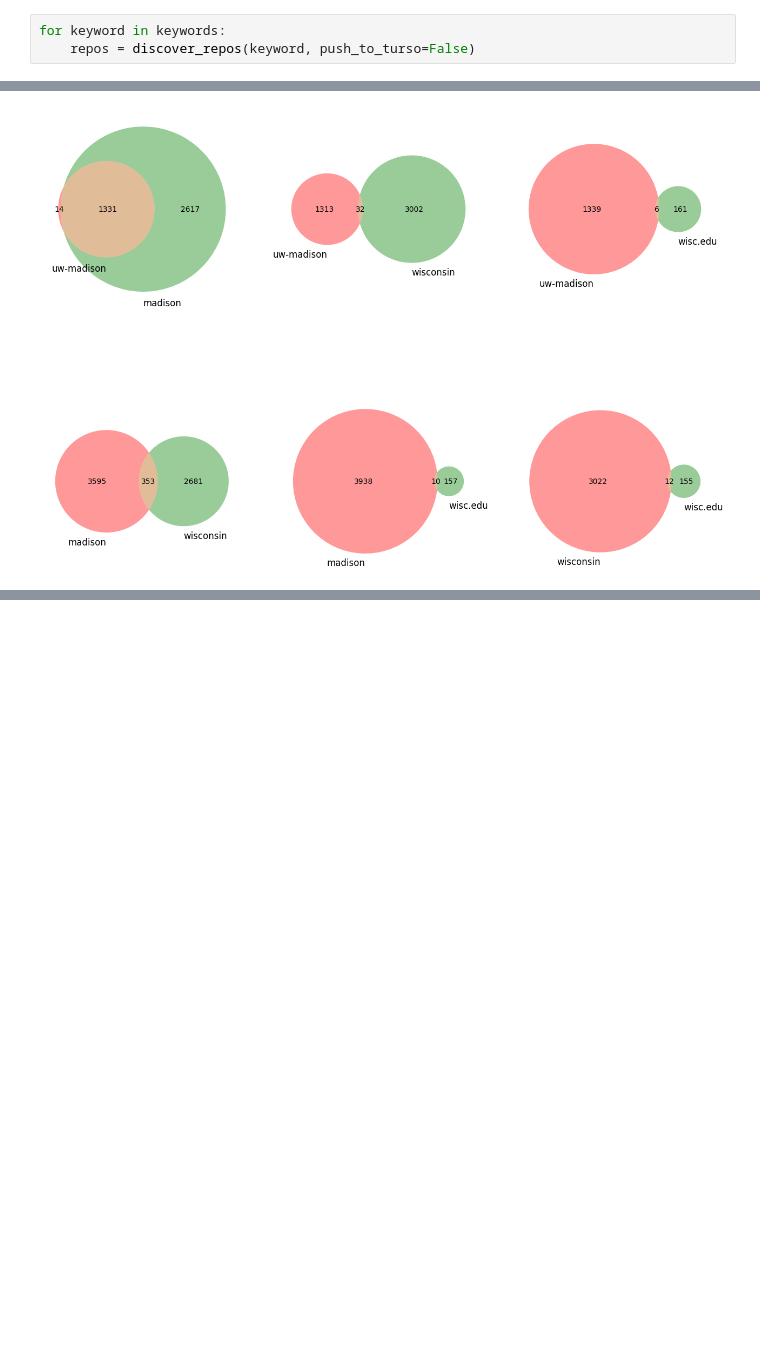
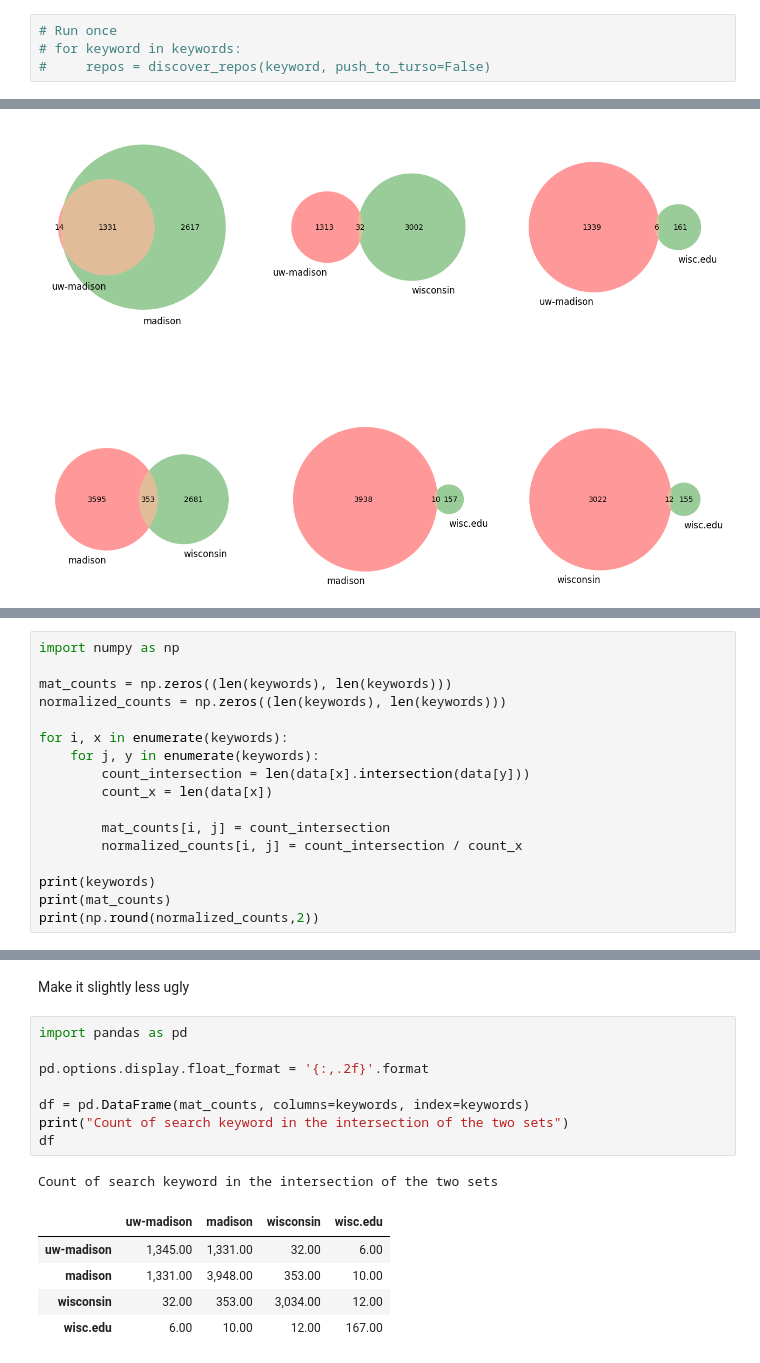
Before and after one commit to UW-Madison-DSI/ospo-stats, a Jupyter notebook: notebooks/keyword_confusion_matrix.ipynb, the cells around one changed output, grey strips where cells are left out. Cells and saved outputs as stored; diff of their text form; blank space fills up the shorter version.

```diff
--- a/notebooks/keyword_confusion_matrix.ipynb
+++ b/notebooks/keyword_confusion_matrix.ipynb
@@ -15,8 +18,9 @@ from ospo_stats.github.crawl import discover_repos
 # %%
 keywords = ["uw-madison", "madison", "wisconsin", "wisc.edu"]
 # %%
-for keyword in keywords:
-    repos = discover_repos(keyword, push_to_turso=False)
+# Run once
+# for keyword in keywords:
+#     repos = discover_repos(keyword, push_to_turso=False)
 # %% [markdown]
 Parse to sets
 # %%
@@ -53,0 +60,17 @@ for i, pair in enumerate(pairs):
+# %%
+import numpy as np
+
+mat_counts = np.zeros((len(keywords), len(keywords)))
+normalized_counts = np.zeros((len(keywords), len(keywords)))
+
+for i, x in enumerate(keywords):
+    for j, y in enumerate(keywords):
+        count_intersection = len(data[x].intersection(data[y]))
+        count_x = len(data[x])
+
+        mat_counts[i, j] = count_intersection
+        normalized_counts[i, j] = count_intersection / count_x
+
+print(keywords)
+print(mat_counts)
+print(np.round(normalized_counts,2))
@@ -53,0 +87,17 @@ for i, pair in enumerate(pairs):
+# %% [markdown]
+Make it slightly less ugly
+# %%
+import pandas as pd
+
+pd.options.display.float_format = '{:,.2f}'.format
+
+df = pd.DataFrame(mat_counts, columns=keywords, index=keywords)
+print("Count of search keyword in the intersection of the two sets")
+df
+# %% [output]
+Count of search keyword in the intersection of the two sets
+|  | uw-madison | madison | wisconsin | wisc.edu |
+| uw-madison | 1,345.00 | 1,331.00 | 32.00 | 6.00 |
+| madison | 1,331.00 | 3,948.00 | 353.00 | 10.00 |
+| wisconsin | 32.00 | 353.00 | 3,034.00 | 12.00 |
+| wisc.edu | 6.00 | 10.00 | 12.00 | 167.00 |
```
Also changed, not shown: parts of 5 cells of this notebook.
